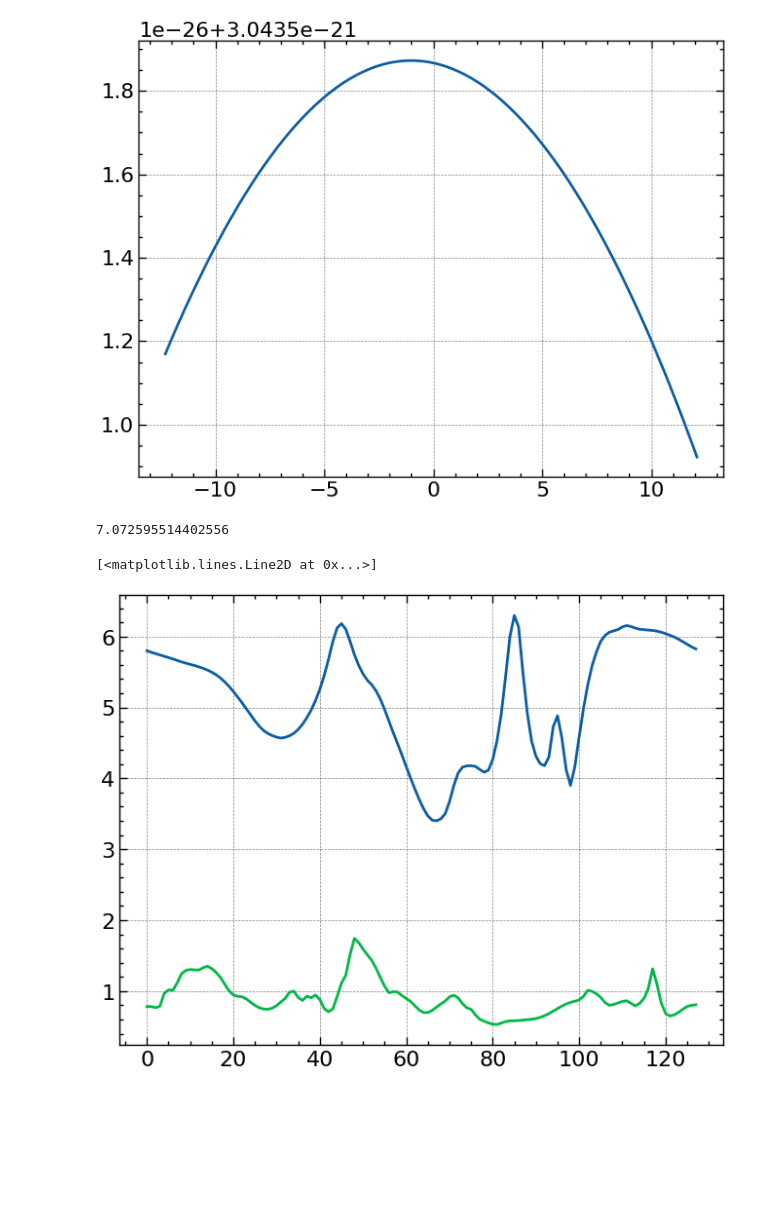
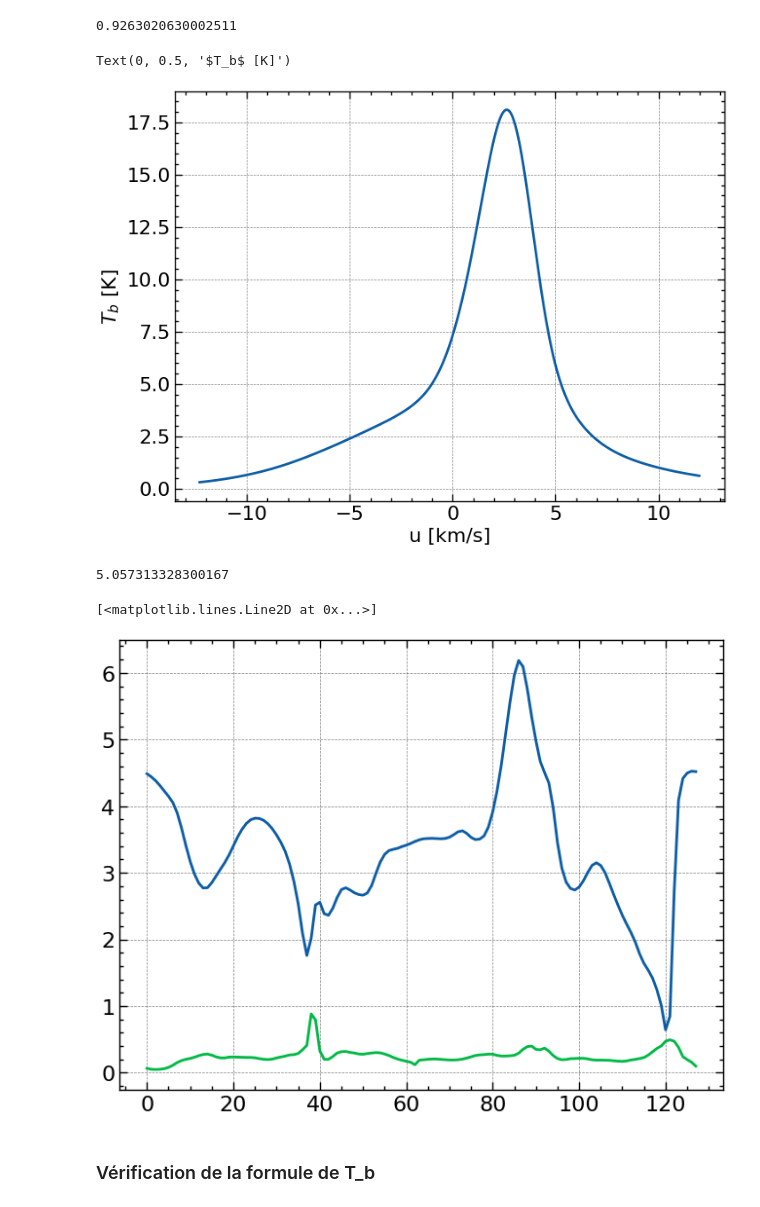
Before and after one commit to TimotheSchmidt/Code-PNU, a Jupyter notebook: Sigma_v.ipynb, the cells around one changed output. Saved outputs shown, nothing was run; the diff lists cells and outputs as text; code cells hidden in the pictures; blank space fills up the shorter version.

```diff
--- a/Sigma_v.ipynb
+++ b/Sigma_v.ipynb
@@ -11,44 +11,50 @@ filename = "/Users/timotheschmidt/Documents/MINES/2A/Stage PNU/Simu/DATA_SIMS/Ou
 file = fits.open(filename)
 filename2 = "/Users/timotheschmidt/Documents/MINES/2A/Stage PNU/Simu/DATA_SIMS/Output00034_size0128_cube_temp.fits"
 file2 = fits.open(filename2)
+np.mean(file[0].data[50, 50,:])
+# %% [output]
+0.9263020630002511
 # %%
-def Tb_u(x, y, u):     #la LOS est selon z, on regarde donc vz ???
-    C = 1.823e18
-    dz = 1
-    v = file[3].data
-    n = file[0].data
-    T = file2[0].data
+def Tb_u(x, y, u):
+    C = 1.813e18
+    L = 50 * 3.086e18 # longueur du cube en cm
+    dz = L/128
+    v = file[3].data[x,y,:] # en km/s
+    n = file[0].data[x,y,:]
+    T = file2[0].data[x,y,:]
     k_b = 1.38e-23
     m = 1.67e-27
-    S = 0
-    for z in range(128):
-        sigma = np.sqrt(k_b*T[x,y,z]/m)
-        S += n[x,y,z]/sigma * np.exp(- (u - v[x,y,z])**2/(2*sigma**2)) * dz
-    return S/(C*np.sqrt(2*np.pi))
+    U = np.ones((128,)) * u
+    sigma = np.sqrt(k_b*T/m) / 10**3
+
+    A = n/sigma * np.exp(-(U - v)**2 /(2 * sigma**2))
+
+    return np.sum(A) * (dz / (C * np.sqrt(2*np.pi)))
 # %%
 def Tb(x, y, u_max, u_min, du):
-    n = int((u_max - u_min)/du) + 1
-    U = np.linspace(u_min, u_max, n)
+    du = (u_max - u_min)/1000
+    U = np.arange(u_min, u_max, du)
     Tb = []
     for u in U :
         Tb.append(Tb_u(x, y, u))
     return(Tb)
 # %%
-x = 12
-y = 5
-u_max = 12.1
+x = 60
+y = 50
+u_max =  12
 u_min = -12.3
-du = 0.1
+du = (u_max - u_min)/1000
 
-n = int((u_max - u_min)/du) + 1
-U = np.linspace(u_min, u_max, n)
+
+U = np.arange(u_min, u_max, du)
 Temp = Tb(x, y, u_max, u_min, du)
 
-
 plt.plot(U, Temp)
-plt.show()
+plt.xlabel("u [km/s]")
+plt.ylabel("$T_b$ [K]")
 # %% [output]
+Text(0, 0.5, '$T_b$ [K]')
-[figure, old version]
+[figure, new version]
 # %%
 def C(x,y):
     """Velocity centroid"""
@@ -83,5 +89,5 @@ def sigma_v(x,y):
 # %%
 sigma_v(10,15)
 # %% [output]
-7.072595514402556
+5.057313328300167
 # %%
@@ -91,16 +97,18 @@ def B(file,x,y):
 # %%
 def B_true(y,z):
     B = []
-    for x in range(128):
-        B.append(np.sqrt(file[4].data[x,y,z]**2 + np.sqrt(file[5].data[x,y,z]**2)) )
+    Bx = file[4].data[:,y,z]
+    By = file[5].data[:,y,z]
+    B = np.sqrt(Bx**2 + By**2)
+
 
     return B
-B_t = B_true(0,0)
-B_exp = [B(file,x,0) for x in range(128)]
+B_t = B_true(50,50)
+B_exp = [B(file,x,50,50) for x in range(128)]
 x = np.arange(0, 128, 1)
 
 plt.plot(x, B_t)
 plt.plot(x, B_exp)
 # %% [output]
 [<matplotlib.lines.Line2D at 0x...>]
-[figure, old version]
+[figure, new version]
@@ -119,0 +115,2 @@ def N(x,y):
+# %% [markdown]
+### Vérification de la formule de T_b
```
Also changed, not shown: parts of 4 cells of this notebook, 4 other files.
